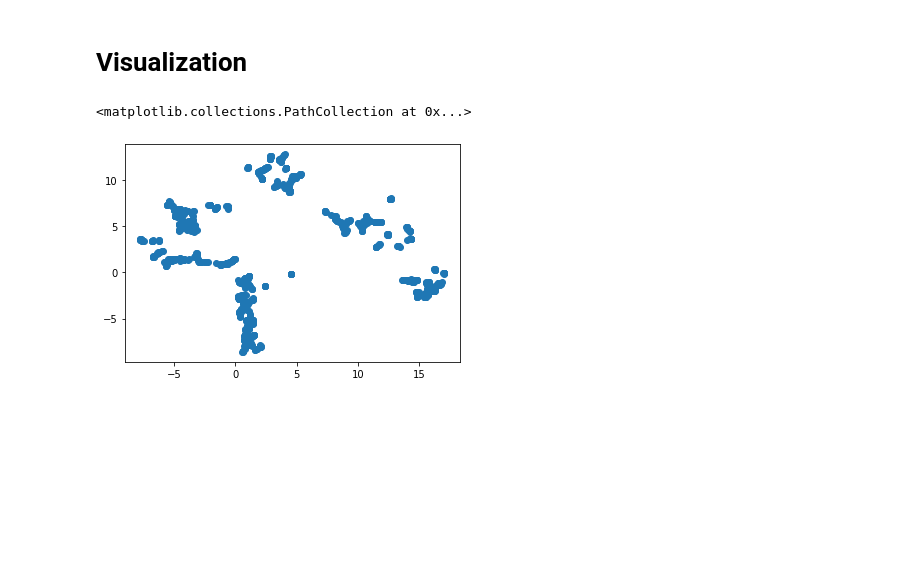
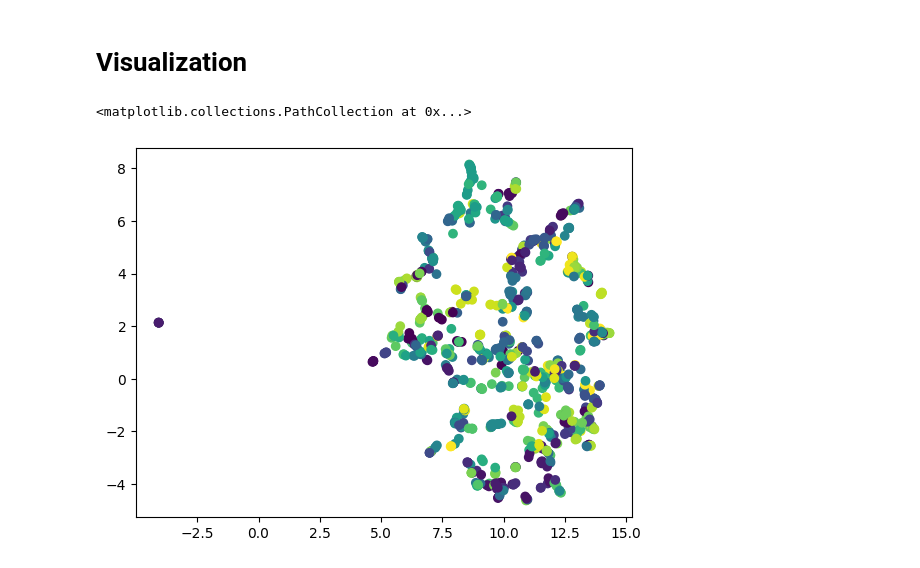
Before and after one commit to gitE0Z9/pytorch-implementations, a Jupyter notebook: notebooks/siamese-network.ipynb, the cells around one changed output. Cells and saved outputs as stored; diff of their text form; code cells hidden in the pictures; blank space fills up the shorter version.

```diff
--- a/notebooks/siamese-network.ipynb
+++ b/notebooks/siamese-network.ipynb
@@ -68,4 +66,5 @@ few_shot_dataset = OmniglotSet(
     transform=preprocess,
     language="Armenian",
     enable_kshot=True,
+    shot_size=1,
 )
@@ -162,12 +170,0 @@ print("acc", ":", confusion_matrix.matrix.diagonal() / confusion_matrix.sum(axis
-# %%
-model.eval()
-with torch.no_grad():
-    for query, supports, label in tqdm(few_shot_loader):
-        query = query.to(device)
-        supports = supports.to(device)
-        label = label.to(device).view(-1)
-
-        output = [model(query, support) for support in supports]
-        output = torch.cat(output, dim=-1).sigmoid().argmax(dim=-1) # multilabel
-        hits += torch.sum(output == label).item()
-    print("acc", ":", hits / len(few_shot_dataset))
@@ -175,0 +175,17 @@ acc= 0.402
+# %%
+confusion_matrix = IncrementalConfusionMatrix(len(dataset.char_paths))
+
+model.eval()
+with torch.no_grad():
+    for query_set, support_set, label in tqdm(few_shot_loader):
+        query_set = query_set.to(device)
+
+        result_table = []
+        for class_idx, support_subset in enumerate(support_set):
+            output = [model(query_set, support_subset[:, shot].to(device)) for shot in range(support_subset.size(1))]
+            output = torch.cat(output, dim=-1).sigmoid()
+            result_table.append(output)
+
+        result_table = torch.stack(result_table, 1) # 32, 41, 5
+
+        confusion_matrix.update(label.reshape(-1).numpy(), result_table.prod(-1).argmax(-1).detach().cpu().numpy())
@@ -189,17 +229,20 @@ from umap import UMAP
 model.eval()
 with torch.no_grad():
     embed = []
-    for img1, img2, label in tqdm(loader):
-        img1 = img1.to(device)
-        output = model.feature_extract(img1)
+    color = []
+    for query_set, support_set, label in tqdm(few_shot_loader):
+        query_set = query_set.to(device)
+        output = model.feature_extract(query_set)
         embed.append(output)
+        color.append(label)
 
 embed = torch.cat(embed)
+color = torch.cat(color)
 # %%
 embed_model = UMAP()
 embedding = embed_model.fit_transform(embed.detach().cpu().numpy())
 # %%
-plt.scatter(embedding[:,0],embedding[:,1], colors=output)
+plt.scatter(embedding[:,0],embedding[:,1], c=color)
 # %% [output]
 <matplotlib.collections.PathCollection at 0x...>
-[figure, old version]
+[figure, new version]
```
Also changed, not shown: parts of 12 cells of this notebook, 3 other files.
